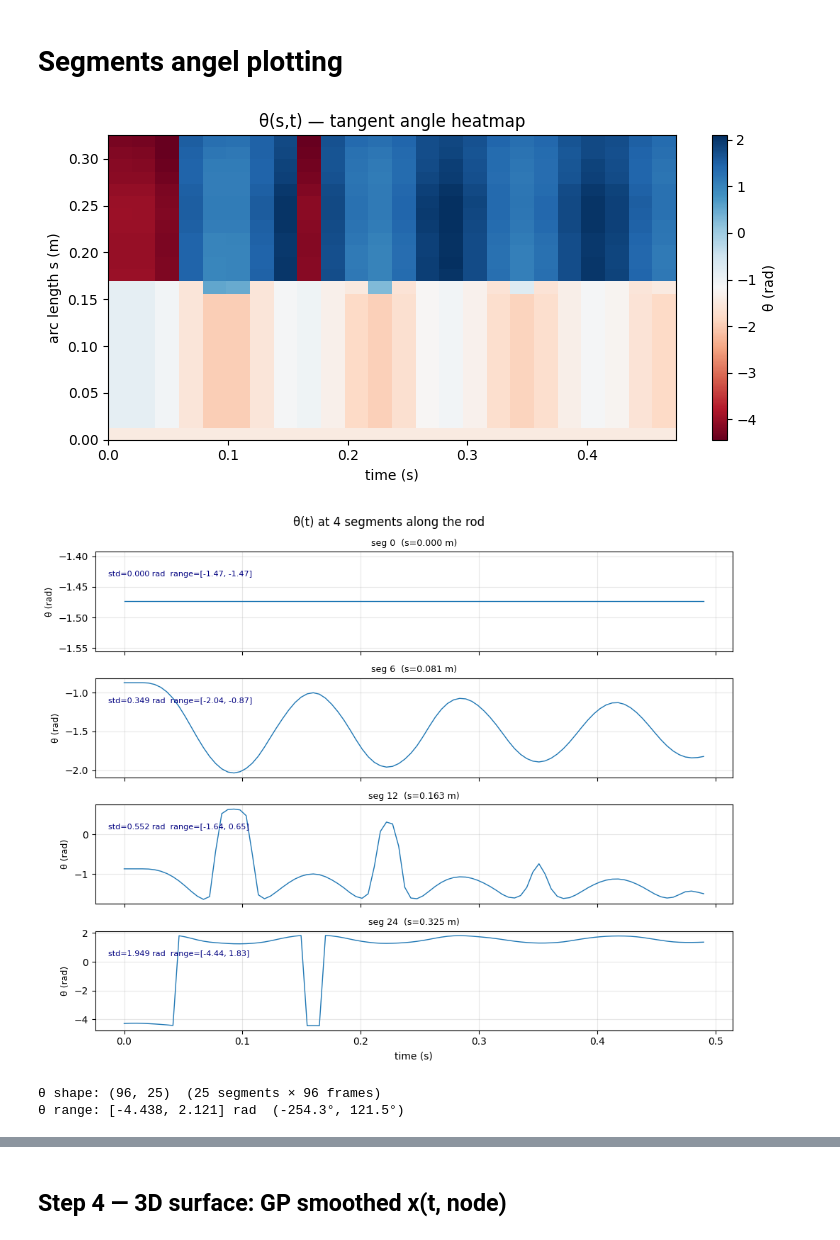
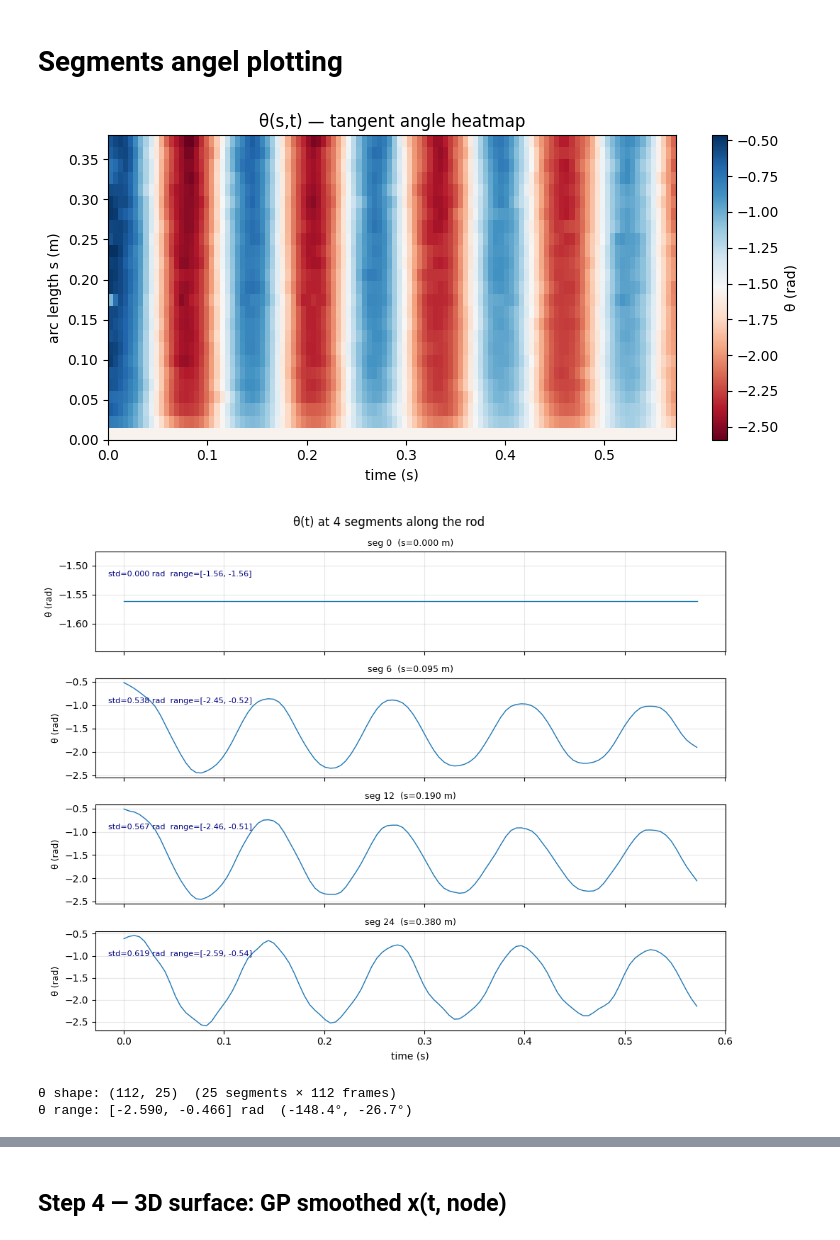
Before and after one commit to tbeckerslab-git/Embedded-systems-control-Beckerslab, a Jupyter notebook: soft_robot_cv/detectors/real_data_reconstruction.ipynb, the cells around one changed output, grey strips where cells are left out. Cells and saved outputs as stored; diff of their text form; code cells hidden in the pictures.

```diff
--- a/soft_robot_cv/detectors/real_data_reconstruction.ipynb
+++ b/soft_robot_cv/detectors/real_data_reconstruction.ipynb
@@ -62,7 +62,7 @@ OUTPUT_MAT_DOT  = 'cosserat_real_data_dot.mat'
 
 # ── Rod discretisation ─────────────────────────────────────────────────────
 N   = 25          # number of segments  → N+1 = 26 nodes
-L0  = 0.325         # real rod physical length (m) — measured directly
+L0  = 0.38        # real rod physical length (m) — measured directly
 
 # ── Physical parameters ────────────────────────────────────────────────────
 rho   = 1000.0                    # density (kg/m³)
@@ -86,7 +86,7 @@ FPS           = 194.0             # camera frame rate (Hz)
 PIXELS_PER_METRE = None#1248.2
 
 # Clamp pixel position — node 0 of the raw data (fixed point, zero variance).
-CLAMP_PX = np.array([589.,  18.])   # [x_px, y_px]
+CLAMP_PX = np.array([570, 1.0])   # [x_px, y_px]
 
 # ── Frame trimming ─────────────────────────────────────────────────────────
 # Frames to drop from the START of the recording (initial transient).
@@ -836,7 +836,7 @@ Step 4 complete.
 import plotly.graph_objects as go
 
 # ── θ(s,t) surface ────────────────────────────────────────────────────────
-_stride    = 4
+_stride    = 1
 _fr        = np.arange(0, n_frames, _stride)
 _s_theta   = np.linspace(0, L0, N)          # arc length at segment midpoints (m)
 _THETA     = theta_smooth[_fr, :].T         # (N, n_t)
@@ -866,37 +866,37 @@ im = ax.imshow(_THETA, aspect='auto', origin='lower',
                cmap='RdBu')
 fig2d.colorbar(im, ax=ax, label='θ (rad)')
 ax.set_xlabel('time (s)')
 ax.set_ylabel('arc length s (m)')
 ax.set_title('θ(s,t) — tangent angle heatmap')
 plt.tight_layout()
 plt.show()
 
 # ── θ(t) time series at 4 segments ────────────────────────────────────────
 _seg_inspect = [0, N//4, N//2, N-1]
 _seg_labels  = [f'seg {k}  (s={_s_theta[k]:.3f} m)' for k in _seg_inspect]
 
 fig3, axes = plt.subplots(len(_seg_inspect), 1, figsize=(10, 8), sharex=True, dpi=100)
 fig3.suptitle('θ(t) at 4 segments along the rod', fontsize=12)
 for ax, k, lbl in zip(axes, _seg_inspect, _seg_labels):
     ax.plot(t_raw, theta_smooth[:, k], lw=1)
     ax.set_ylabel('θ (rad)', fontsize=9)
     ax.set_title(lbl, fontsize=9)
     ax.grid(True, alpha=0.3)
     ax.annotate(f'std={theta_smooth[:,k].std():.3f} rad  '
                 f'range=[{theta_smooth[:,k].min():.2f}, {theta_smooth[:,k].max():.2f}]',
                 xy=(0.02, 0.75), xycoords='axes fraction', fontsize=8, color='navy')
 axes[-1].set_xlabel('time (s)')
 plt.tight_layout()
 plt.show()
 
 print(f'θ shape: {theta_smooth.shape}  ({N} segments × {n_frames} frames)')
 print(f'θ range: [{theta_smooth.min():.3f}, {theta_smooth.max():.3f}] rad  '
       f'({np.degrees(theta_smooth.min()):.1f}°, {np.degrees(theta_smooth.max()):.1f}°)')
 # %% [output]
-[figure, old version]
+[figure, new version]
-[figure, old version]
+[figure, new version]
-θ shape: (96, 25)  (25 segments × 96 frames)
-θ range: [-4.438, 2.121] rad  (-254.3°, 121.5°)
+θ shape: (112, 25)  (25 segments × 112 frames)
+θ range: [-2.590, -0.466] rad  (-148.4°, -26.7°)
 # %%
 # ── Diagnostics ────────────────────────────────────────────────────────────
 # Compare at the same spatial column (raw GP output vs raw data, same arc position)
```
Also changed, not shown: parts of 19 cells of this notebook, 2 other files.
